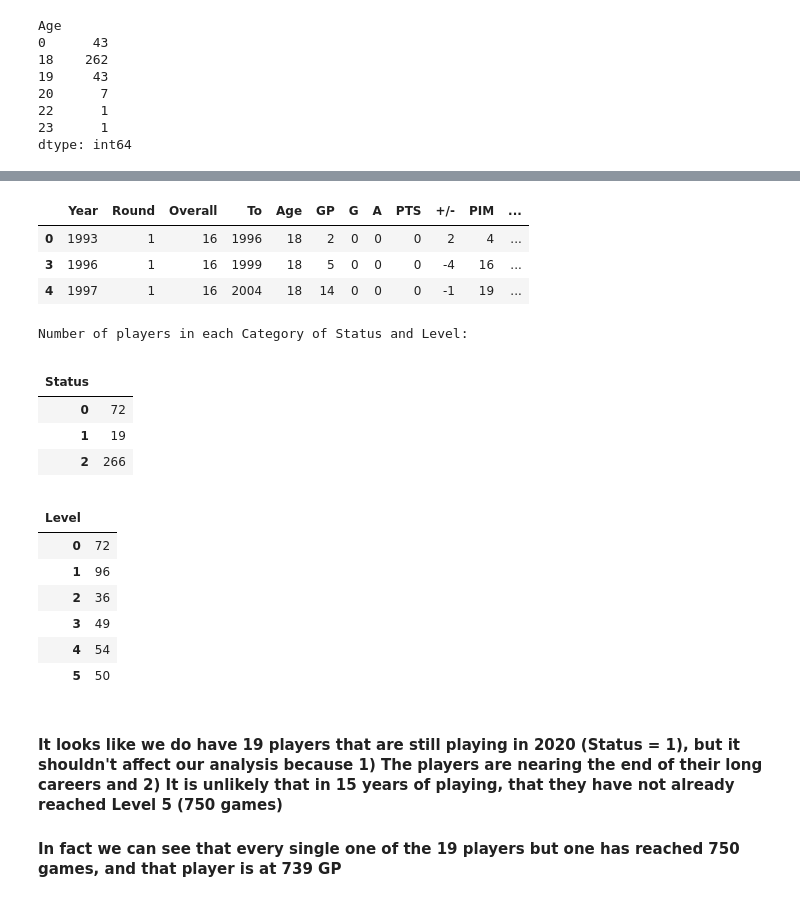
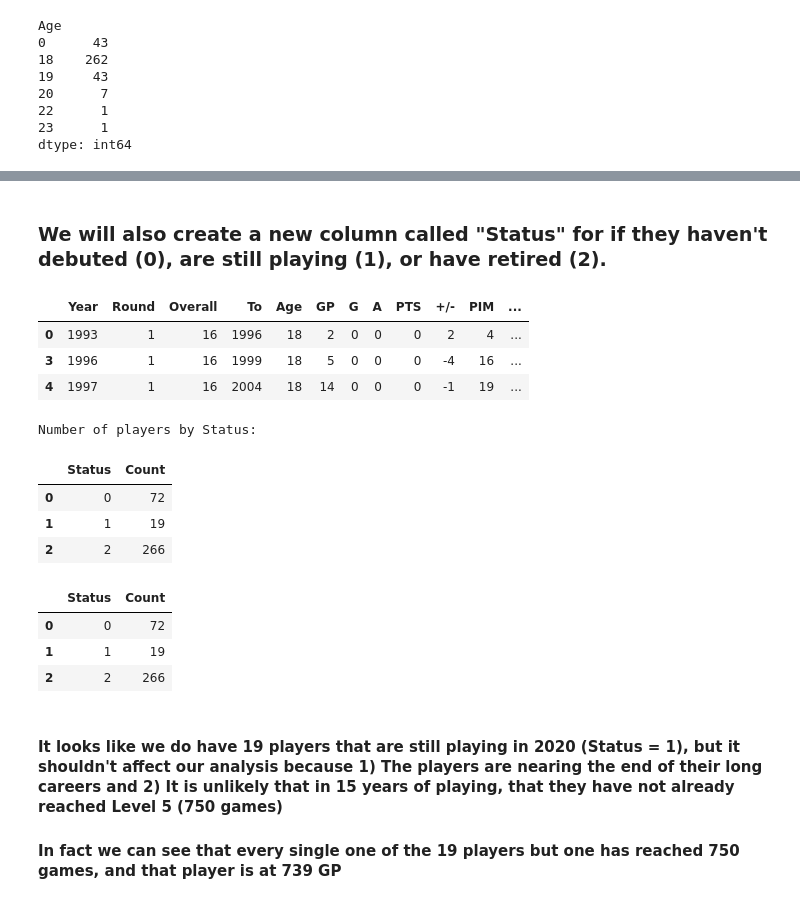
Before and after one commit to minchanhan/CompareNHLDraftPicks, a Jupyter notebook: CompareLow1stHigh2nd.ipynb, the cells around one changed output, grey strips where cells are left out. Saved outputs shown, nothing was run; the diff lists cells and outputs as text; code cells hidden in the pictures.

```diff
--- a/CompareLow1stHigh2nd.ipynb
+++ b/CompareLow1stHigh2nd.ipynb
@@ -152,62 +134,41 @@ dtype: int64
+# %% [markdown]
+### We will also create a new column called "Status" for if they haven't debuted (0), are still playing (1), or have retired (2).
 # %%
-def assignLvl(row):
-    if row.GP >= 750:
-        return 5
-    if row.GP >= 450:
-        return 4
-    elif row.GP >= 200:
-        return 3
-    elif row.GP >= 82:
-        return 2
-    elif row.GP > 0:
-        return 1
-    else:
-        return 0
-
 def assignStatus(row):
     if row.To == 0: # Haven't Debuted
         return 0
     elif row.To == 2020: # Still Playing
         return 1
     else:   # Retired
         return 2
 
 data["Status"] = data.apply(lambda row: assignStatus(row), axis = 1)
-data["Level"] = data.apply(lambda row: assignLvl(row), axis = 1)
 display(data.head(3))
 
 statusseries = data.groupby("Status").size()
-levelseries = data.groupby("Level").size()
-
-statusseries.name = levelseries.name = ''
-
+statusseries.name = "Count"
 statusdf = statusseries.to_frame()
-leveldf = levelseries.to_frame()
+statusdf.reset_index(inplace=True)
 
 status_styler = statusdf.style.set_table_attributes("style='display:inline'")
-level_styler = leveldf.style.set_table_attributes("style='display:inline'")
 
-print("\n\nNumber of players in each Category of Status and Level: ")
-display_html(status_styler.render() + level_styler.render(), raw = True)
+print("\n\nNumber of players by Status: ")
+display_html(status_styler.render(), raw = True)
+display(HTML(statusdf.to_html()))
 # %% [output]
 |  | Year | Round | Overall | To | Age | GP | G | A | PTS | +/- | PIM | ... |
 | 0 | 1993 | 1 | 16 | 1996 | 18 | 2 | 0 | 0 | 0 | 2 | 4 | ... |
 | 3 | 1996 | 1 | 16 | 1999 | 18 | 5 | 0 | 0 | 0 | -4 | 16 | ... |
 | 4 | 1997 | 1 | 16 | 2004 | 18 | 14 | 0 | 0 | 0 | -1 | 19 | ... |
-Number of players in each Category of Status and Level:
+Number of players by Status:
-|  |  |
-| Status |  |
-| 0 | 72 |
-| 1 | 19 |
-| 2 | 266 |
+|  | Status | Count |
+| 0 | 0 | 72 |
+| 1 | 1 | 19 |
+| 2 | 2 | 266 |
-|  |  |
-| Level |  |
-| 0 | 72 |
-| 1 | 96 |
-| 2 | 36 |
-| 3 | 49 |
-| 4 | 54 |
-| 5 | 50 |
+|  | Status | Count |
+| 0 | 0 | 72 |
+| 1 | 1 | 19 |
+| 2 | 2 | 266 |
 # %% [markdown]
 #### It looks like we do have 19 players that are still playing in 2020 (Status = 1), but it shouldn't affect our analysis because 1) The players are nearing the end of their long careers and 2) It is unlikely that in 15 years of playing, that they have not already reached Level 5 (750 games)
 
```
Also changed, not shown: parts of 23 cells of this notebook.
